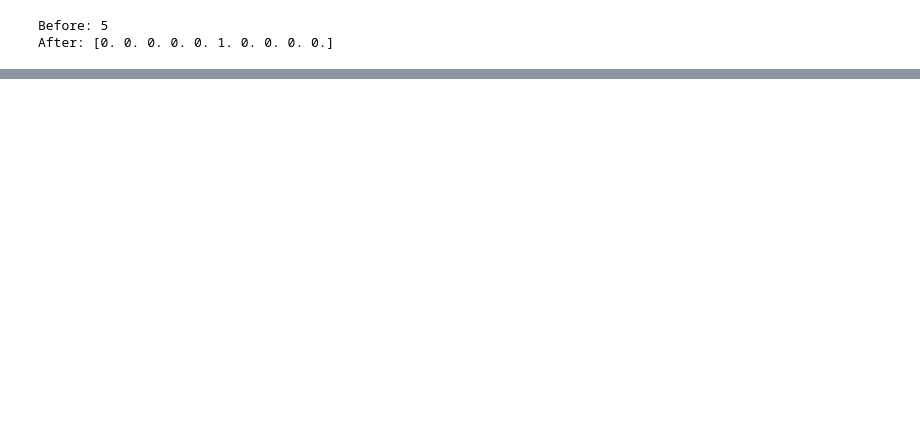
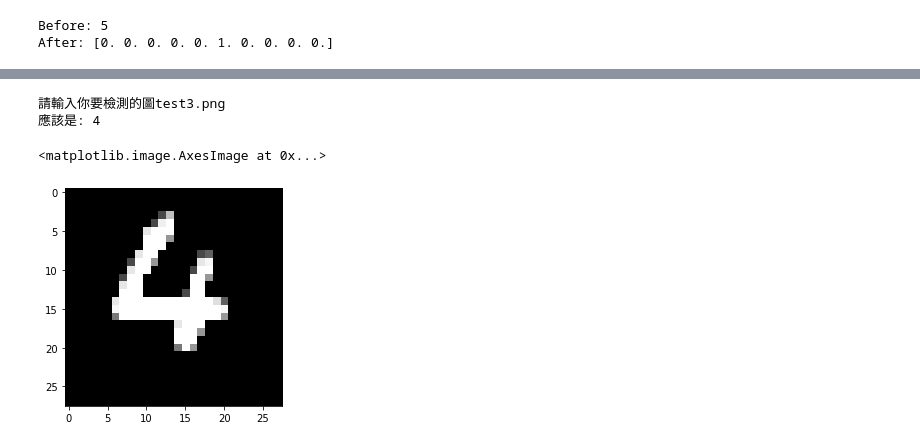
Before and after one commit to Elwing-Chou/MLDemo, a Jupyter notebook: mlp.ipynb, the cells around one changed output, grey strips where cells are left out. Drawn from its saved outputs; the diff is of its cells as text; code cells hidden in the pictures; blank space fills up the shorter version.

```diff
--- a/mlp.ipynb
+++ b/mlp.ipynb
@@ -118,0 +170,14 @@ mlp.evaluate(x_test_reshape, y_test_cat)
+# %%
+from keras.preprocessing.image import load_img
+fp = input("請輸入你要檢測的圖")
+img = load_img(fp, target_size=(28, 28)).convert("L")
+img_np = np.array(img)
+img_np_norm = img_np / 255
+img_np_norm = img_np_norm.reshape(1, 784)
+print("應該是:", mlp.predict_classes(img_np_norm)[0])
+plt.imshow(img_np, cmap="gray")
+# %% [output]
+請輸入你要檢測的圖test3.png
+應該是: 4
+<matplotlib.image.AxesImage at 0x...>
+[figure, added]
```
Also changed, not shown: parts of 9 cells of this notebook.
